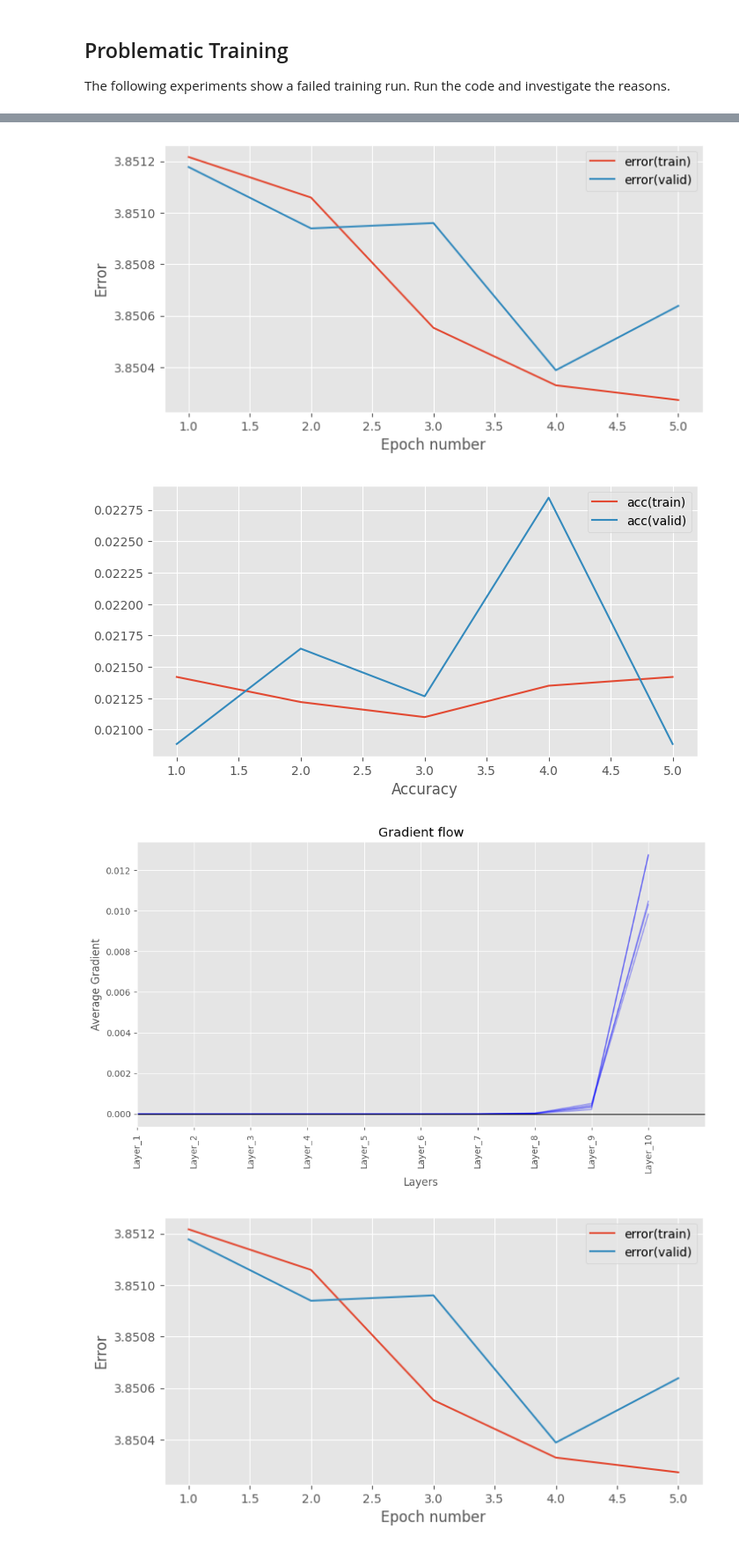
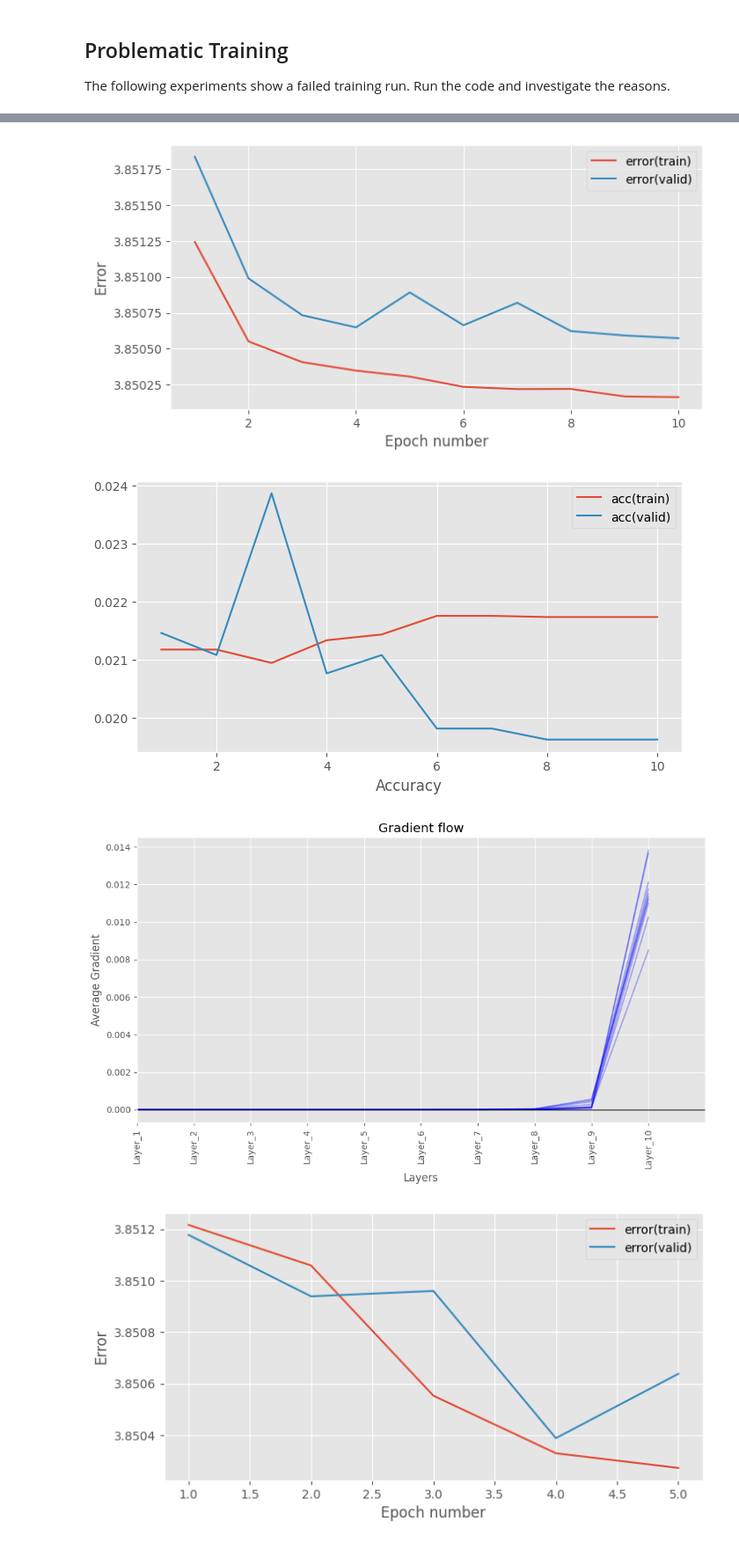
Before and after one commit to Ace0x/mlpractical, a Jupyter notebook: notebooks/Coursework_1.ipynb, the cells around one changed output, grey strips where cells are left out. Shown at 88% size. Drawn from its saved outputs; the diff is of its cells as text; code cells hidden in the pictures.

```diff
--- a/notebooks/Coursework_1.ipynb
+++ b/notebooks/Coursework_1.ipynb
@@ -252,7 +335,7 @@ The following experiments show a failed training run. Run the code and investiga
 # %%
 # Setup hyperparameters
 learning_rate = 0.001
-num_epochs = 5
+num_epochs = 10
 stats_interval = 1
 input_dim, output_dim, hidden_dim = 784, 47, 128
 
@@ -293,6 +386,6 @@ Epoch 5: 1.1s to complete
-[figure, old version]
+[figure, new version]
-[figure, old version]
+[figure, new version]
-[figure, old version]
+[figure, new version]
 # %%
 # You can then check the plots like this
 fig_1 # The training error plot
```
Also changed, not shown: parts of 13 cells of this notebook, 2 other files.
